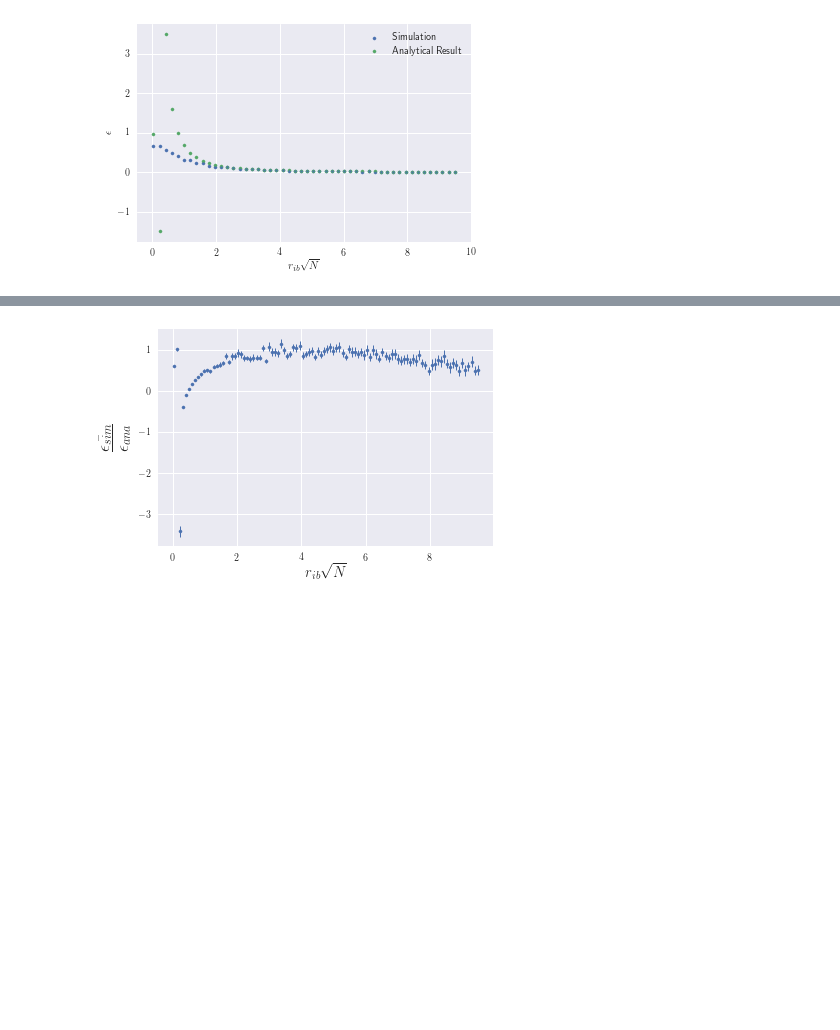
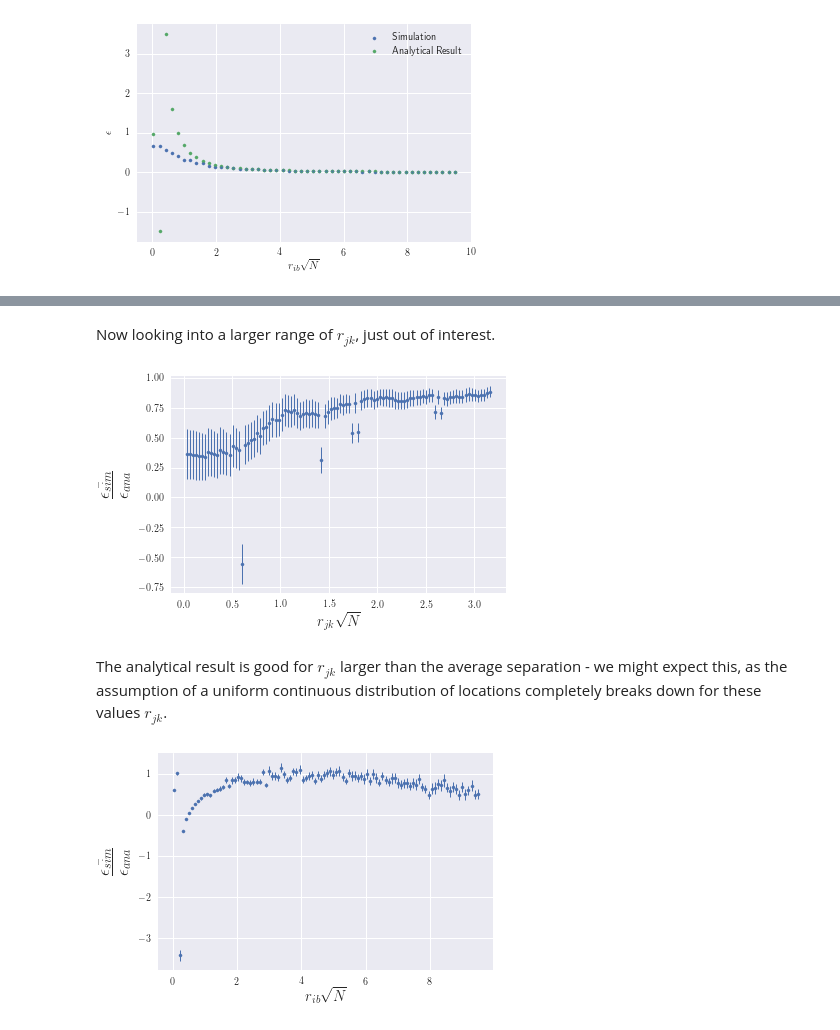
Before and after one commit to jbremz/human_mob, a Jupyter notebook: Notebooks/JB Log/Week 7 - 22.11.17.ipynb, the cells around one changed output, grey strips where cells are left out. Cells and saved outputs as stored; diff of their text form; code cells hidden in the pictures; blank space fills up the shorter version.

```diff
--- a/Notebooks/JB Log/Week 7 - 22.11.17.ipynb
+++ b/Notebooks/JB Log/Week 7 - 22.11.17.ipynb
@@ -67,3 +65,11 @@ Error-bars are just really small here.
+# %% [markdown]
+Now looking into a larger range of $r_{jk}$, just out of interest.
+# %%
+epsChangeYRatio_r(0.001,0.1, 0.4, 100, 1000, runs=50, ib=True)
+# %% [output]
+[figure, added]
+# %% [markdown]
+The analytical result is good for $r_{jk}$ larger than the average separation - we might expect this, as the assumption of a uniform continuous distribution of locations completely breaks down for these values $r_{jk}$.
 # %%
 epsChangeXRatio_r(0.001,0.3, 0.02, 100, 1000, runs=50, ib=True)
 # %% [output]
```
Also changed, not shown: parts of 11 cells of this notebook, 1 other file.
